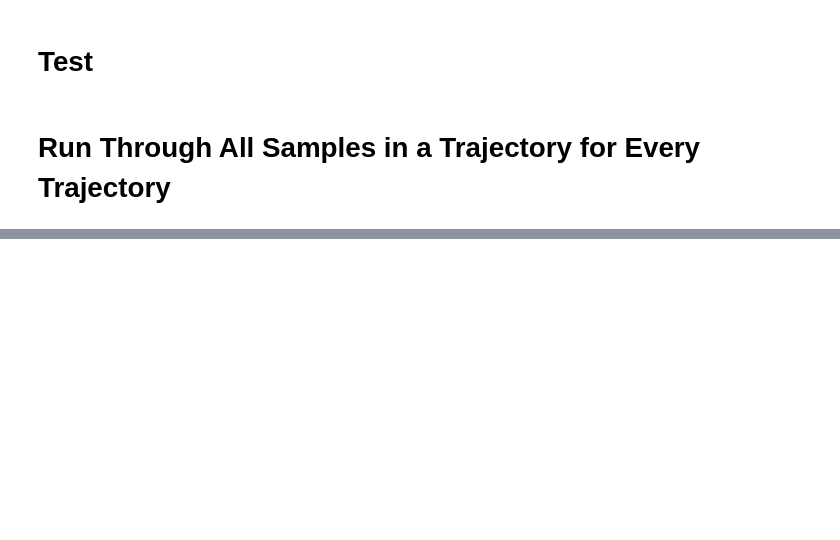
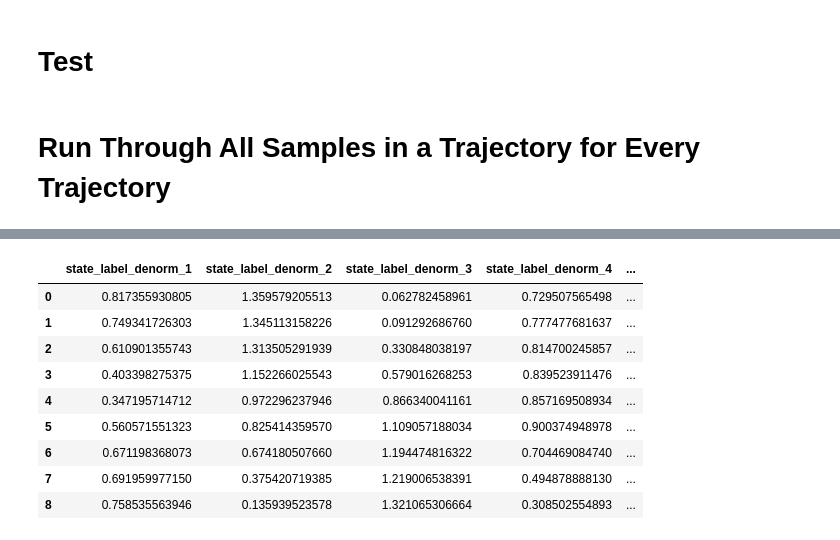
Before and after one commit to resuldagdanov/robot-learning-human-trust, a Jupyter notebook: src/analyses/evaluate_policy.ipynb, the cells around one changed output, grey strips where cells are left out. Cells and saved outputs as stored; diff of their text form; code cells hidden in the pictures; blank space fills up the shorter version.

```diff
--- a/src/analyses/evaluate_policy.ipynb
+++ b/src/analyses/evaluate_policy.ipynb
@@ -283,0 +283,15 @@ target_location :  [-0.36  0.77 -0.2 ]
+# %%
+trajectory_dataframes[0][["state_label_denorm_1", "state_label_denorm_2", "state_label_denorm_3", "state_label_denorm_4",
+                          "action_label_denorm_1", "action_label_denorm_2", "action_label_denorm_3",
+                          "state_number", "trajectory_index"]]
+# %% [output]
+|  | state_label_denorm_1 | state_label_denorm_2 | state_label_denorm_3 | state_label_denorm_4 | ... |
+| 0 | 0.817355930805 | 1.359579205513 | 0.062782458961 | 0.729507565498 | ... |
+| 1 | 0.749341726303 | 1.345113158226 | 0.091292686760 | 0.777477681637 | ... |
+| 2 | 0.610901355743 | 1.313505291939 | 0.330848038197 | 0.814700245857 | ... |
+| 3 | 0.403398275375 | 1.152266025543 | 0.579016268253 | 0.839523911476 | ... |
+| 4 | 0.347195714712 | 0.972296237946 | 0.866340041161 | 0.857169508934 | ... |
+| 5 | 0.560571551323 | 0.825414359570 | 1.109057188034 | 0.900374948978 | ... |
+| 6 | 0.671198368073 | 0.674180507660 | 1.194474816322 | 0.704469084740 | ... |
+| 7 | 0.691959977150 | 0.375420719385 | 1.219006538391 | 0.494878888130 | ... |
+| 8 | 0.758535563946 | 0.135939523578 | 1.321065306664 | 0.308502554893 | ... |
```
Also changed, not shown: parts of 14 cells of this notebook, 2 other files.
